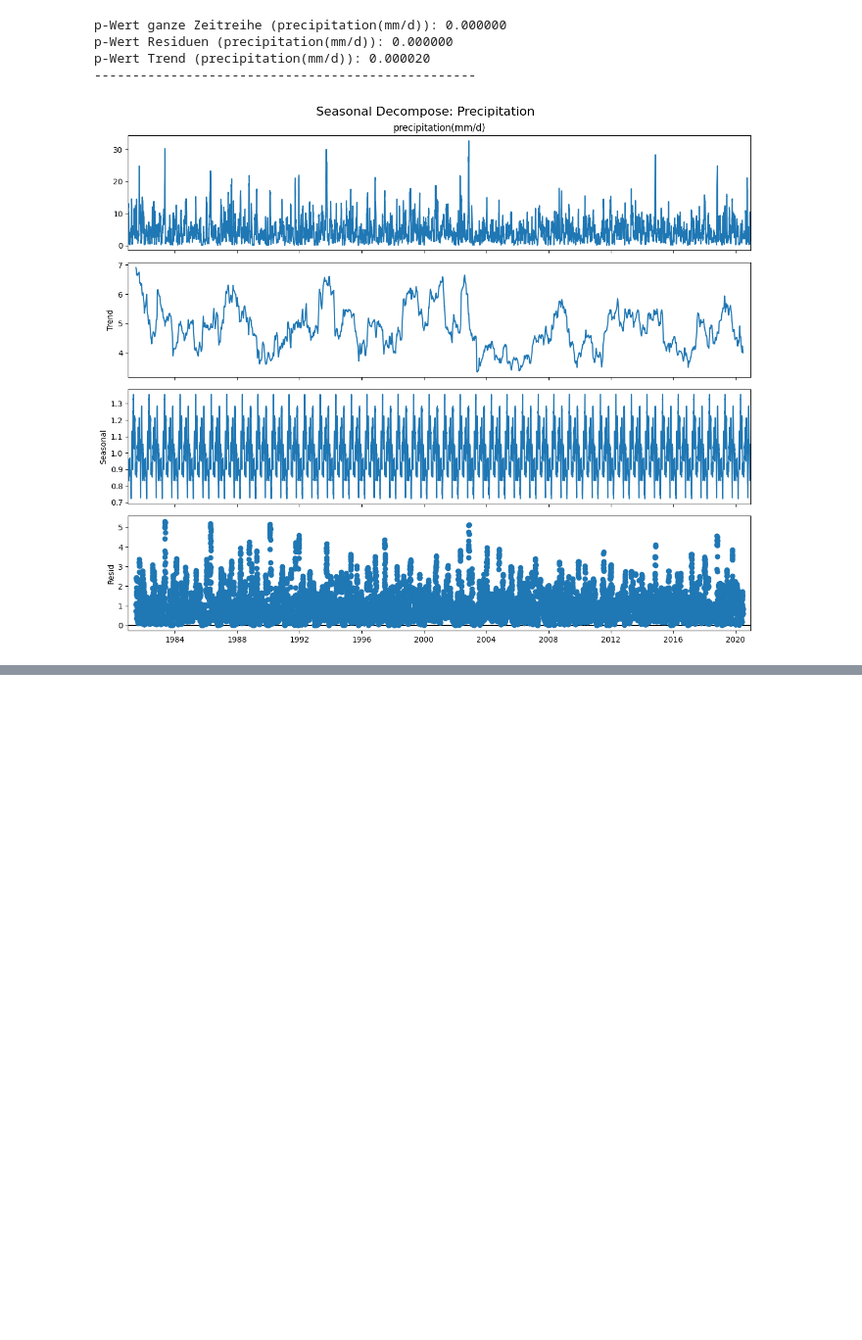
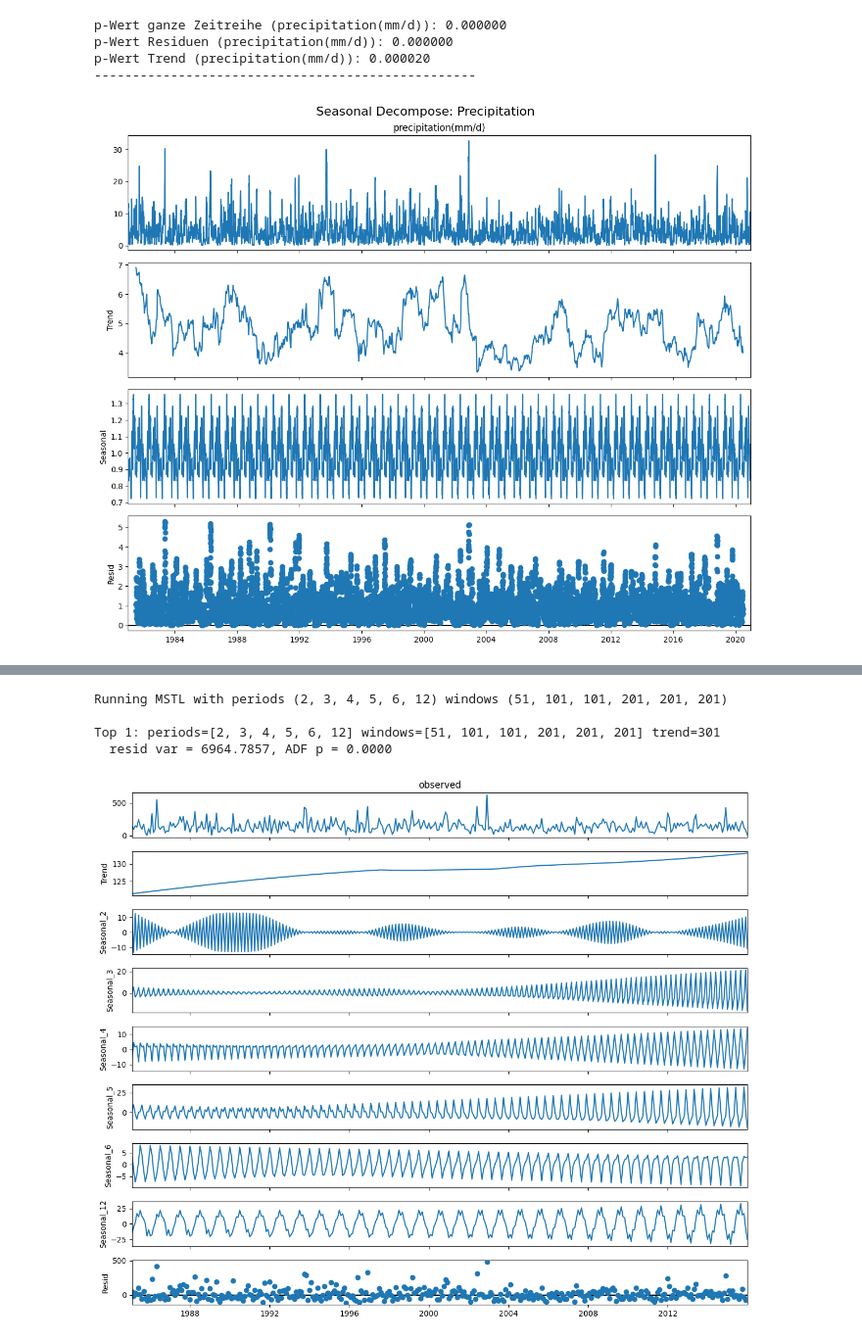
Before and after one commit to Sandra-Senn/spz_Wasserstand_analyse, a Jupyter notebook: notebooks/Rain_Decompose.ipynb, the cells around one changed output, grey strips where cells are left out. Shown at 98% size. Drawn from its saved outputs; the diff is of its cells as text; code cells hidden in the pictures; blank space fills up the shorter version.

```diff
--- a/notebooks/Rain_Decompose.ipynb
+++ b/notebooks/Rain_Decompose.ipynb
@@ -189,0 +274,64 @@ Residuen sind stationär
+# %%
+import numpy as np
+import pandas as pd
+import matplotlib.pyplot as plt
+from statsmodels.tsa.seasonal import MSTL
+from statsmodels.tsa.stattools import adfuller
+
+# Daten vorbereiten
+rain_m = rain_data.resample("ME").sum()
+rain_m = rain_m["1985":"2015"]
+
+def make_odd(x):
+    x = int(x)
+    return x if x % 2 == 1 else x + 1
+
+def evaluate_mstl(series, periods, windows, robust=True):
+    windows = [make_odd(w) for w in windows]
+    trend = make_odd(int(1.5 * max(windows)))
+    mstl = MSTL(series, periods=periods, windows=windows, lmbda=0,
+                stl_kwargs={'trend':trend, 'robust':robust})
+    res = mstl.fit()
+    resid = res.resid.dropna()
+    var_resid = resid.var()
+    try:
+        adf_p = adfuller(resid)[1]
+    except:
+        adf_p = np.nan
+    return {'res': res, 'var_resid': var_resid, 'adf_p': adf_p,
+            'periods': periods, 'windows': windows, 'trend': trend}
+
+series = rain_m
+
+candidate_periods = [
+    (2,3,4,5,6,12)
+]
+
+candidate_windows = {
+    (2,3,4,5,6,12): [(51,101,101,201,201,201)]
+}
+
+results = []
+for periods in candidate_periods:
+    for windows in candidate_windows[periods]:
+        print("Running MSTL with periods", periods, "windows", windows)
+        r = evaluate_mstl(series, periods=list(periods), windows=list(windows))
+        results.append(r)
+
+results_sorted = sorted(results, key=lambda x: (x['var_resid'], x['adf_p']))
+
+for i, r in enumerate(results_sorted[:3], 1):
+    print(f"\nTop {i}: periods={r['periods']} windows={r['windows']} trend={r['trend']}")
+    print(f"  resid var = {r['var_resid']:.4f}, ADF p = {r['adf_p']:.4f}")
+
+best = results_sorted[0]['res']
+fig = best.plot()
+fig.set_size_inches(12,10)
+plt.tight_layout()
+plt.show()
+# %% [output]
+Running MSTL with periods (2, 3, 4, 5, 6, 12) windows (51, 101, 101, 201, 201, 201)
+
+Top 1: periods=[2, 3, 4, 5, 6, 12] windows=[51, 101, 101, 201, 201, 201] trend=301
+  resid var = 6964.7857, ADF p = 0.0000
+[figure, added]
```
Also changed, not shown: parts of 3 cells of this notebook.
